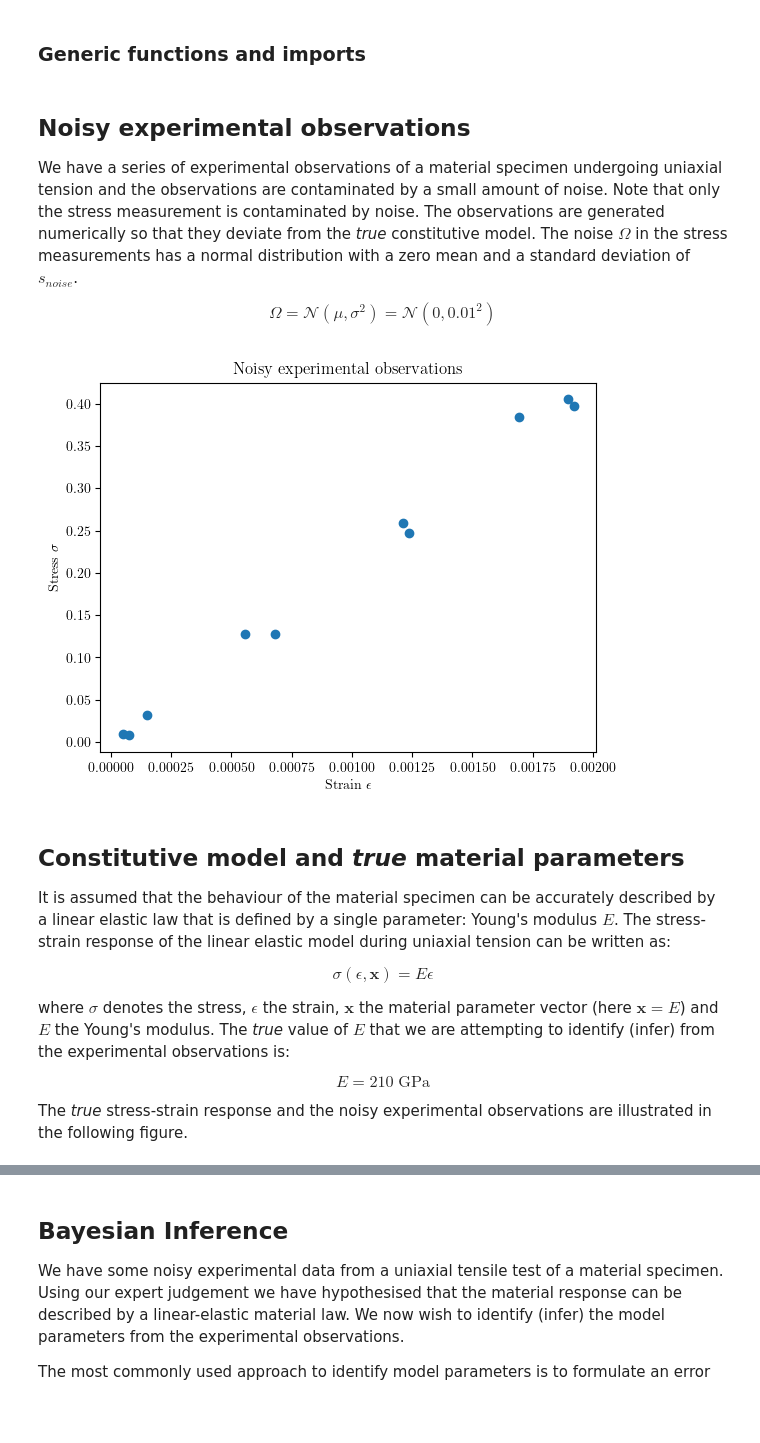
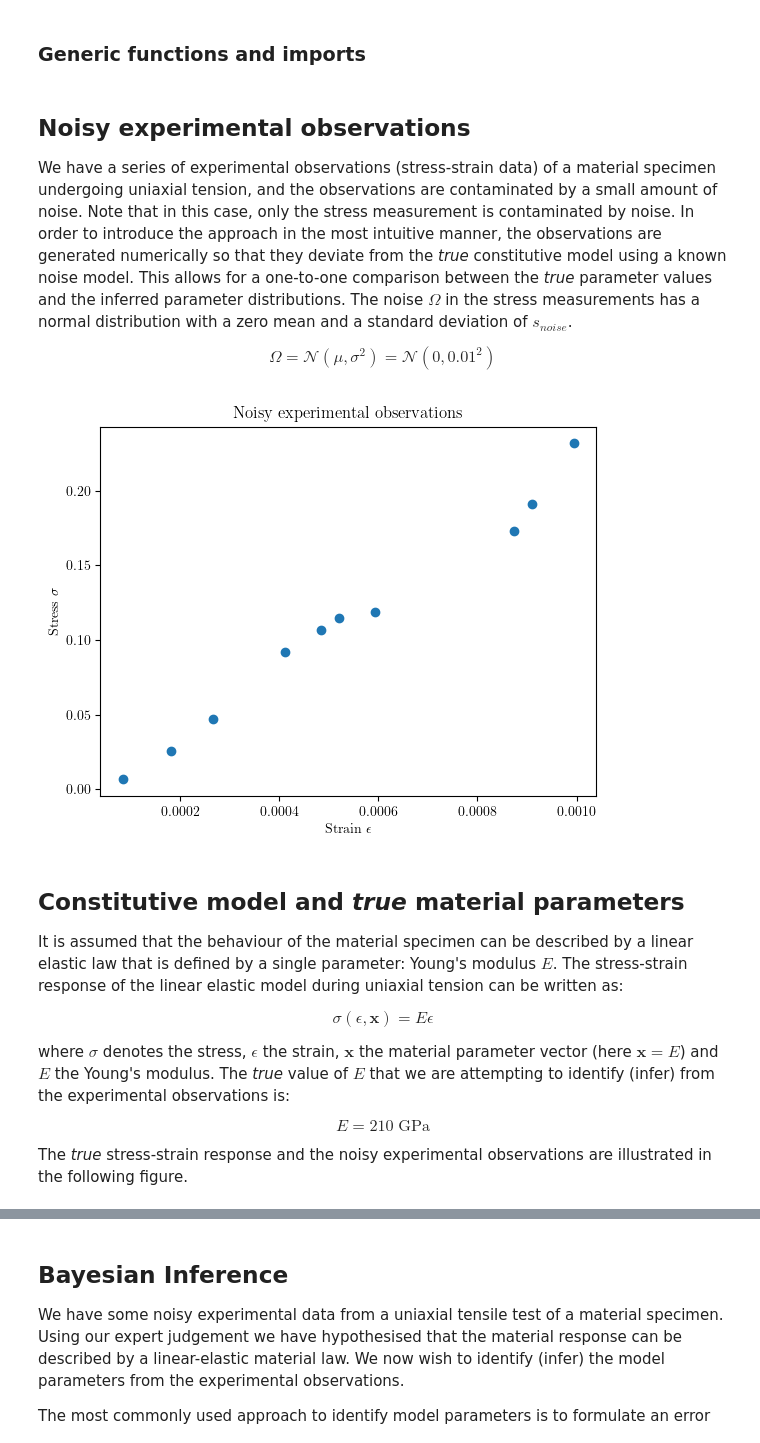
Before and after one commit to mark-hobbs/bayesian-inference-tutorial, a Jupyter notebook: 1_Linear_Elasticity.ipynb, the cells around one changed output, grey strips where cells are left out. Cells and saved outputs as stored; diff of their text form; code cells hidden in the pictures; blank space fills up the shorter version.

```diff
--- a/1_Linear_Elasticity.ipynb
+++ b/1_Linear_Elasticity.ipynb
@@ -18,11 +32,3 @@ plt.rcParams.update({
 plt.rcParams["font.family"] = "Times New Roman"
 
 save_figures = False
-# %%
-def add_labels(graph_title, x_label, y_label):
-    """
-    Add labels to graphs
-    """
-    plt.title(graph_title)
-    plt.xlabel(x_label)
-    plt.ylabel(y_label)
@@ -29,26 +51,27 @@ def add_labels(graph_title, x_label, y_label):
 # %% [markdown]
 ## Noisy experimental observations
 
-We have a series of experimental observations of a material specimen undergoing uniaxial tension and the observations are contaminated by a small amount of noise. Note that only the stress measurement is contaminated by noise. The observations are generated numerically so that they deviate from the *true* constitutive model. The noise $\Omega$ in the stress measurements has a normal distribution with a zero mean and a standard deviation of $s_{noise}$.
+We have a series of experimental observations (stress-strain data) of a material specimen undergoing uniaxial tension, and the observations are contaminated by a small amount of noise. Note that in this case, only the stress measurement is contaminated by noise. In order to introduce the approach in the most intuitive manner, the observations are generated numerically so that they deviate from the *true* constitutive model using a known noise model. This allows for a one-to-one comparison between the *true* parameter values and the inferred parameter distributions. The noise $\Omega$ in the stress measurements has a normal distribution with a zero mean and a standard deviation of $s_{noise}$.
 
 $$\Omega = \mathcal{N}(\mu, \sigma^2) = \mathcal{N}(0, 0.01^2)$$
 # %%
 E = 210           # Young's modulus (GPa)
 s_noise = 0.01    # Noise in the stress measurement (GPa)
 n_observations = 10
 
 model = LE(E, s_noise)
-strain = np.linspace(0, 2.5E-3, 100)
+strain = np.linspace(0, 1.2E-3, 100)
 
-strain_data, stress_data = model.generate_synthetic_data(strain, n_observations, seed=12)
-plt.scatter(strain_data, stress_data);
+strain_data, stress_data = model.generate_synthetic_data(strain, n_observations, seed=2)
+
+plt.scatter(strain_data, stress_data)
 add_labels("Noisy experimental observations", "Strain $\epsilon$", "Stress $\sigma$")
 # %% [output]
-[figure, old version]
+[figure, new version]
 # %% [markdown]
 ## Constitutive model and *true* material parameters
 
-It is assumed that the behaviour of the material specimen can be accurately described by a linear elastic law that is defined by a single parameter: Young's modulus $E$. The stress-strain response of the linear elastic model during uniaxial tension can be written as:
+It is assumed that the behaviour of the material specimen can be described by a linear elastic law that is defined by a single parameter: Young's modulus $E$. The stress-strain response of the linear elastic model during uniaxial tension can be written as:
 
 $$\sigma(\epsilon, \textbf{x}) = E\epsilon$$
 
```
Also changed, not shown: parts of 35 cells of this notebook, 2 other files.
